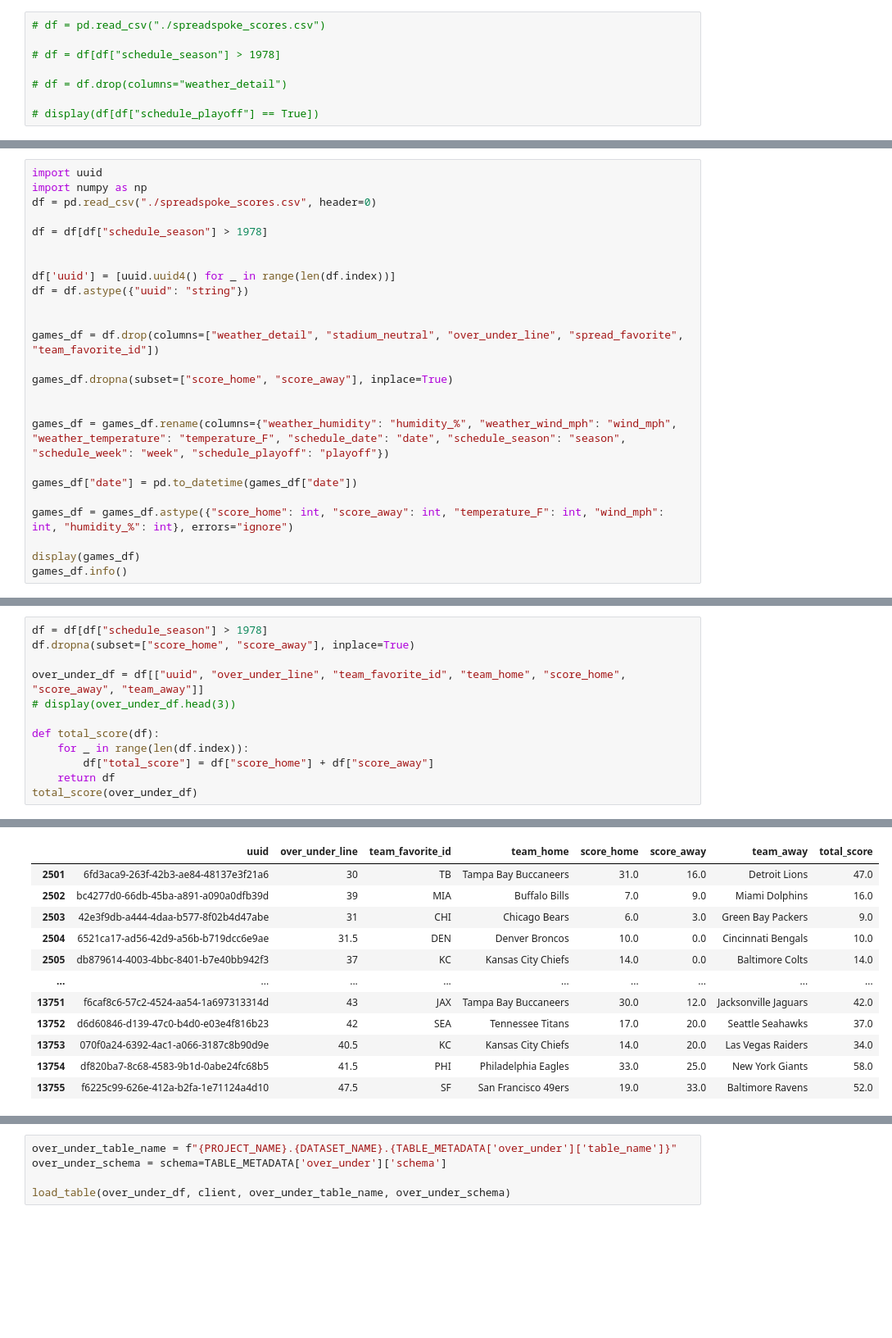
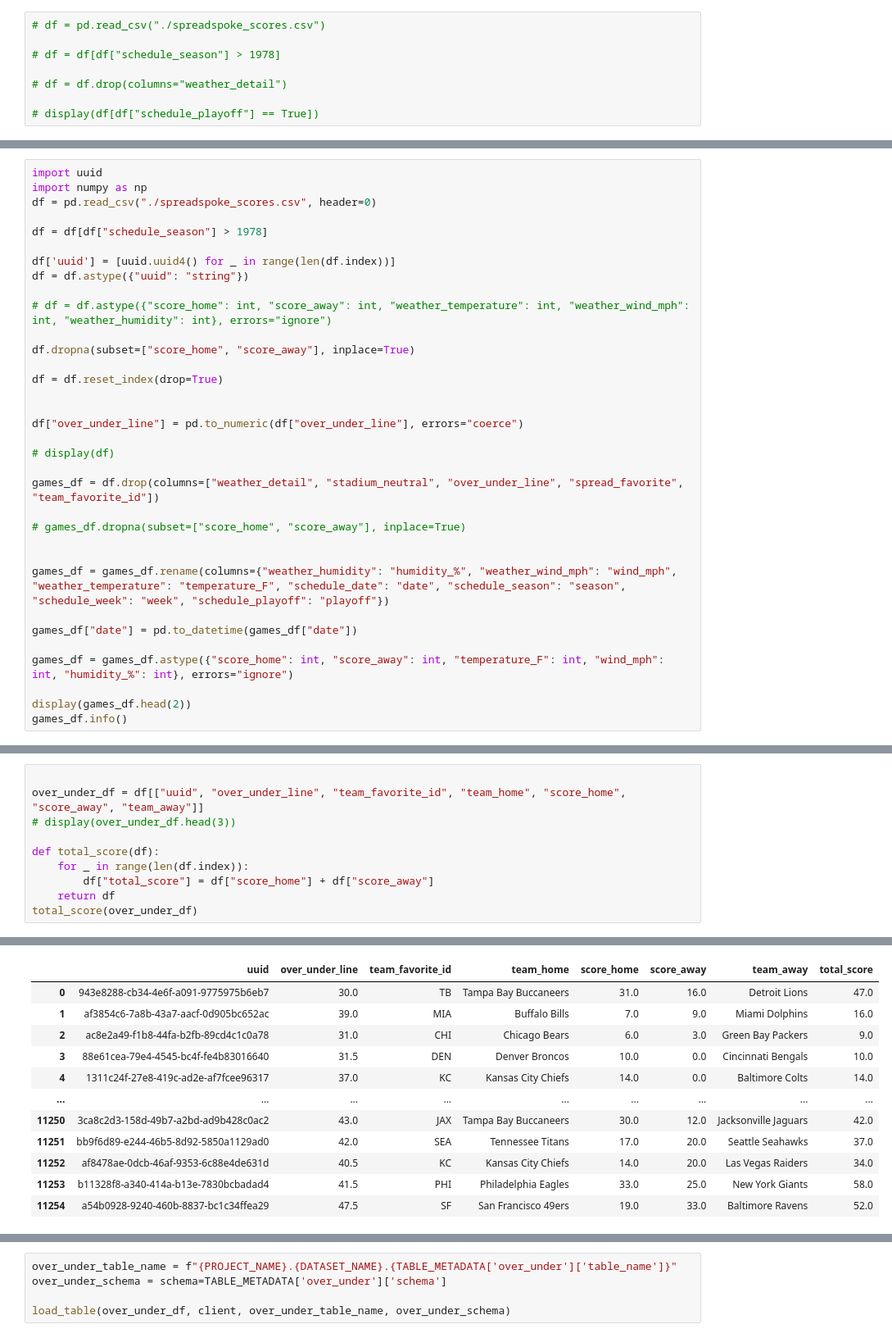
Before and after one commit to nbanks062523/CodeReview_week10, a Jupyter notebook: data_pipline.ipynb, the cells around one changed output, grey strips where cells are left out. Shown at 82% size. Cells and saved outputs as stored; diff of their text form; blank space fills up the shorter version.

```diff
--- a/data_pipline.ipynb
+++ b/data_pipline.ipynb
@@ -115,14 +110,23 @@ df = pd.read_csv("./spreadspoke_scores.csv", header=0)
 
 df = df[df["schedule_season"] > 1978]
 
-
 df['uuid'] = [uuid.uuid4() for _ in range(len(df.index))]
 df = df.astype({"uuid": "string"})
 
+# df = df.astype({"score_home": int, "score_away": int, "weather_temperature": int, "weather_wind_mph": int, "weather_humidity": int}, errors="ignore")
+
+df.dropna(subset=["score_home", "score_away"], inplace=True)
+
+df = df.reset_index(drop=True)
+
+
+df["over_under_line"] = pd.to_numeric(df["over_under_line"], errors="coerce")
+
+# display(df)
 
 games_df = df.drop(columns=["weather_detail", "stadium_neutral", "over_under_line", "spread_favorite", "team_favorite_id"])
 
-games_df.dropna(subset=["score_home", "score_away"], inplace=True)
+# games_df.dropna(subset=["score_home", "score_away"], inplace=True)
 
 
 games_df = games_df.rename(columns={"weather_humidity": "humidity_%", "weather_wind_mph": "wind_mph", "weather_temperature": "temperature_F", "schedule_date": "date", "schedule_season": "season", "schedule_week": "week", "schedule_playoff": "playoff"})
@@ -131,7 +135,7 @@ games_df["date"] = pd.to_datetime(games_df["date"])
 
 games_df = games_df.astype({"score_home": int, "score_away": int, "temperature_F": int, "wind_mph": int, "humidity_%": int}, errors="ignore")
 
-display(games_df)
+display(games_df.head(2))
 games_df.info()
 # %% [output]
 |  | date | season | week | playoff | team_home | score_home | score_away | team_away | stadium | ... |
@@ -246,34 +240,32 @@ Listing datasets:
 dataset id: `nfl_sports_betting`, full_name: `team-week-10:nfl_sports_betting`, labels (tags): {}
 # %%
-df = df[df["schedule_season"] > 1978]
-df.dropna(subset=["score_home", "score_away"], inplace=True)
 
 over_under_df = df[["uuid", "over_under_line", "team_favorite_id", "team_home", "score_home", "score_away", "team_away"]]
 # display(over_under_df.head(3))
 
 def total_score(df):
     for _ in range(len(df.index)):
         df["total_score"] = df["score_home"] + df["score_away"]
     return df
 total_score(over_under_df)
 # %% [output]
 A value is trying to be set on a copy of a slice from a DataFrame.
 Try using .loc[row_indexer,col_indexer] = value instead
 
 See the caveats in the documentation: https://pandas.pydata.org/pandas-docs/stable/user_guide/indexing.html#returning-a-view-versus-a-copy
   df["total_score"] = df["score_home"] + df["score_away"]
 |  | uuid | over_under_line | team_favorite_id | team_home | score_home | score_away | team_away | total_score |
-| 2501 | 6fd3aca9-263f-42b3-ae84-48137e3f21a6 | 30 | TB | Tampa Bay Buccaneers | 31.0 | 16.0 | Detroit Lions | 47.0 |
-| 2502 | bc4277d0-66db-45ba-a891-a090a0dfb39d | 39 | MIA | Buffalo Bills | 7.0 | 9.0 | Miami Dolphins | 16.0 |
-| 2503 | 42e3f9db-a444-4daa-b577-8f02b4d47abe | 31 | CHI | Chicago Bears | 6.0 | 3.0 | Green Bay Packers | 9.0 |
-| 2504 | 6521ca17-ad56-42d9-a56b-b719dcc6e9ae | 31.5 | DEN | Denver Broncos | 10.0 | 0.0 | Cincinnati Bengals | 10.0 |
-| 2505 | db879614-4003-4bbc-8401-b7e40bb942f3 | 37 | KC | Kansas City Chiefs | 14.0 | 0.0 | Baltimore Colts | 14.0 |
+| 0 | 943e8288-cb34-4e6f-a091-9775975b6eb7 | 30.0 | TB | Tampa Bay Buccaneers | 31.0 | 16.0 | Detroit Lions | 47.0 |
+| 1 | af3854c6-7a8b-43a7-aacf-0d905bc652ac | 39.0 | MIA | Buffalo Bills | 7.0 | 9.0 | Miami Dolphins | 16.0 |
+| 2 | ac8e2a49-f1b8-44fa-b2fb-89cd4c1c0a78 | 31.0 | CHI | Chicago Bears | 6.0 | 3.0 | Green Bay Packers | 9.0 |
+| 3 | 88e61cea-79e4-4545-bc4f-fe4b83016640 | 31.5 | DEN | Denver Broncos | 10.0 | 0.0 | Cincinnati Bengals | 10.0 |
+| 4 | 1311c24f-27e8-419c-ad2e-af7fcee96317 | 37.0 | KC | Kansas City Chiefs | 14.0 | 0.0 | Baltimore Colts | 14.0 |
 | ... | ... | ... | ... | ... | ... | ... | ... | ... |
-| 13751 | f6caf8c6-57c2-4524-aa54-1a697313314d | 43 | JAX | Tampa Bay Buccaneers | 30.0 | 12.0 | Jacksonville Jaguars | 42.0 |
-| 13752 | d6d60846-d139-47c0-b4d0-e03e4f816b23 | 42 | SEA | Tennessee Titans | 17.0 | 20.0 | Seattle Seahawks | 37.0 |
-| 13753 | 070f0a24-6392-4ac1-a066-3187c8b90d9e | 40.5 | KC | Kansas City Chiefs | 14.0 | 20.0 | Las Vegas Raiders | 34.0 |
-| 13754 | df820ba7-8c68-4583-9b1d-0abe24fc68b5 | 41.5 | PHI | Philadelphia Eagles | 33.0 | 25.0 | New York Giants | 58.0 |
-| 13755 | f6225c99-626e-412a-b2fa-1e71124a4d10 | 47.5 | SF | San Francisco 49ers | 19.0 | 33.0 | Baltimore Ravens | 52.0 |
+| 11250 | 3ca8c2d3-158d-49b7-a2bd-ad9b428c0ac2 | 43.0 | JAX | Tampa Bay Buccaneers | 30.0 | 12.0 | Jacksonville Jaguars | 42.0 |
+| 11251 | bb9f6d89-e244-46b5-8d92-5850a1129ad0 | 42.0 | SEA | Tennessee Titans | 17.0 | 20.0 | Seattle Seahawks | 37.0 |
+| 11252 | af8478ae-0dcb-46af-9353-6c88e4de631d | 40.5 | KC | Kansas City Chiefs | 14.0 | 20.0 | Las Vegas Raiders | 34.0 |
+| 11253 | b11328f8-a340-414a-b13e-7830bcbadad4 | 41.5 | PHI | Philadelphia Eagles | 33.0 | 25.0 | New York Giants | 58.0 |
+| 11254 | a54b0928-9240-460b-8837-bc1c34ffea29 | 47.5 | SF | San Francisco 49ers | 19.0 | 33.0 | Baltimore Ravens | 52.0 |
 11255 rows × 8 columns
 # %%
 over_under_df = over_under_df.astype({"score_home": int, "score_away": int, "over_under_line": float, "total_score": int}, errors="ignore")
```
Also changed, not shown: parts of 8 cells of this notebook.
